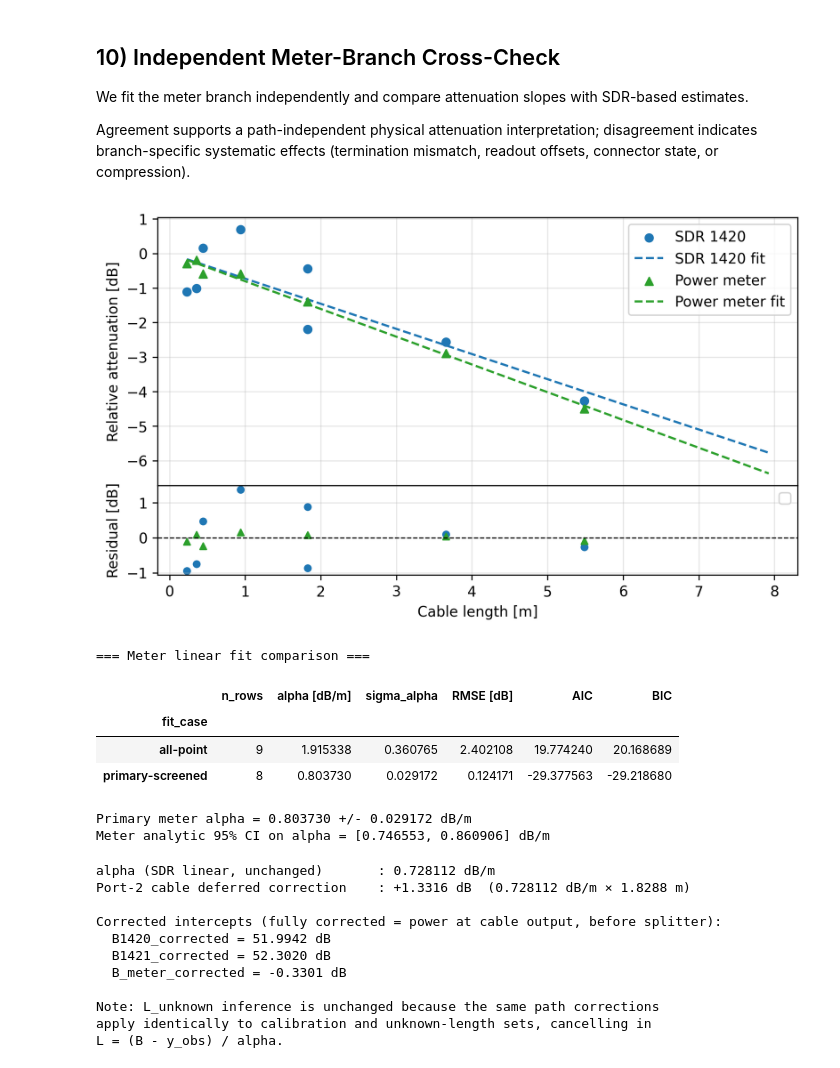
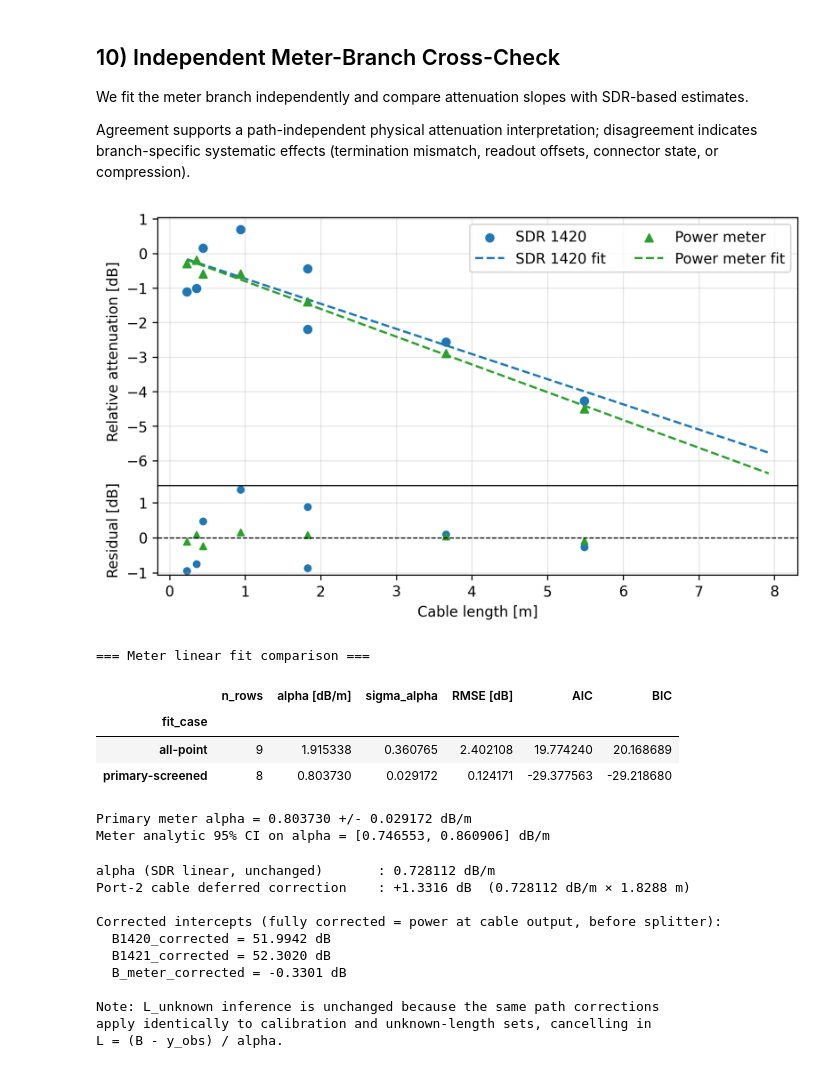
Before and after one commit to raw-asparagus/ay-121, a Jupyter notebook: labs/02/equipment_calibration.ipynb, the cells around one changed output. Saved outputs shown, nothing was run; the diff lists cells and outputs as text; code cells hidden in the pictures.

```diff
--- a/labs/02/equipment_calibration.ipynb
+++ b/labs/02/equipment_calibration.ipynb
@@ -62,7 +62,7 @@ import matplotlib.pyplot as plt
 
 from ugradiolab import Spectrum
 
-plt.rcParams['figure.figsize'] = (10, 5)
+plt.rcParams['figure.figsize'] = (8, 4)
 plt.rcParams['figure.dpi'] = 300
 
 DATA_ROOT = Path('data/lab02') if Path('data/lab02').exists() else Path('../../data/lab02')
@@ -1129,7 +1129,7 @@ ax.scatter(L, meter_n, color='C2', s=30, marker='^', label='Power meter', zorder
 ax.plot(L_line, meter_line_n, color='C2', lw=1.5, ls='--', label='Power meter fit')
 ax.set_ylabel('Relative attenuation [dB]')
 ax.tick_params(labelbottom=False)
-ax.legend()
+ax.legend(ncols=2)
 ax.grid(alpha=0.3)
 
 # ── Bottom panel: residuals ───────────────────────────────────────────────────
@@ -1139,41 +1139,40 @@ ax.scatter(L, meter_resid, color='C2', s=20, marker='^')
 ax.axhline(0, color='k', lw=0.8, ls='--')
 ax.set_xlabel('Cable length [m]')
 ax.set_ylabel('Residual [dB]')
-ax.legend()
 ax.grid(alpha=0.3)
 
 _nb_dir = Path('labs/02') if Path('labs/02').exists() else Path('.')
 plt.savefig(_nb_dir / 'report' / 'figures' / 'cable_attenuation_power_meter.pdf', bbox_inches='tight')
 plt.show()
 
 meter_compare = pd.DataFrame([
     {
         'fit_case': 'all-point',
         'n_rows': len(L_all),
         'alpha [dB/m]': fit_meter_all['alpha'],
         'sigma_alpha': fit_meter_all['sigma_alpha'],
         'RMSE [dB]': fit_meter_all['rmse'],
         'AIC': fit_meter_all['aic'],
         'BIC': fit_meter_all['bic'],
     },
     {
         'fit_case': 'primary-screened' if screening_applied else 'primary-all-point',
         'n_rows': len(L),
         'alpha [dB/m]': fit_meter['alpha'],
         'sigma_alpha': fit_meter['sigma_alpha'],
         'RMSE [dB]': fit_meter['rmse'],
         'AIC': fit_meter['aic'],
         'BIC': fit_meter['bic'],
     },
 ]).set_index('fit_case')
 
 print('=== Meter linear fit comparison ===')
 display(meter_compare.round(6))
 print()
 print(f"Primary meter alpha = {fit_meter['alpha']:.6f} +/- {fit_meter['sigma_alpha']:.6f} dB/m")
 print(f"Meter analytic 95% CI on alpha = [{m_q025:.6f}, {m_q975:.6f}] dB/m")
 # %% [output]
-[figure, old version]
+[figure, new version]
 === Meter linear fit comparison ===
 |  | n_rows | alpha [dB/m] | sigma_alpha | RMSE [dB] | AIC | BIC |
 | fit_case |  |  |  |  |  |  |
```
Also changed, not shown: parts of 8 cells of this notebook, 26 other files.
